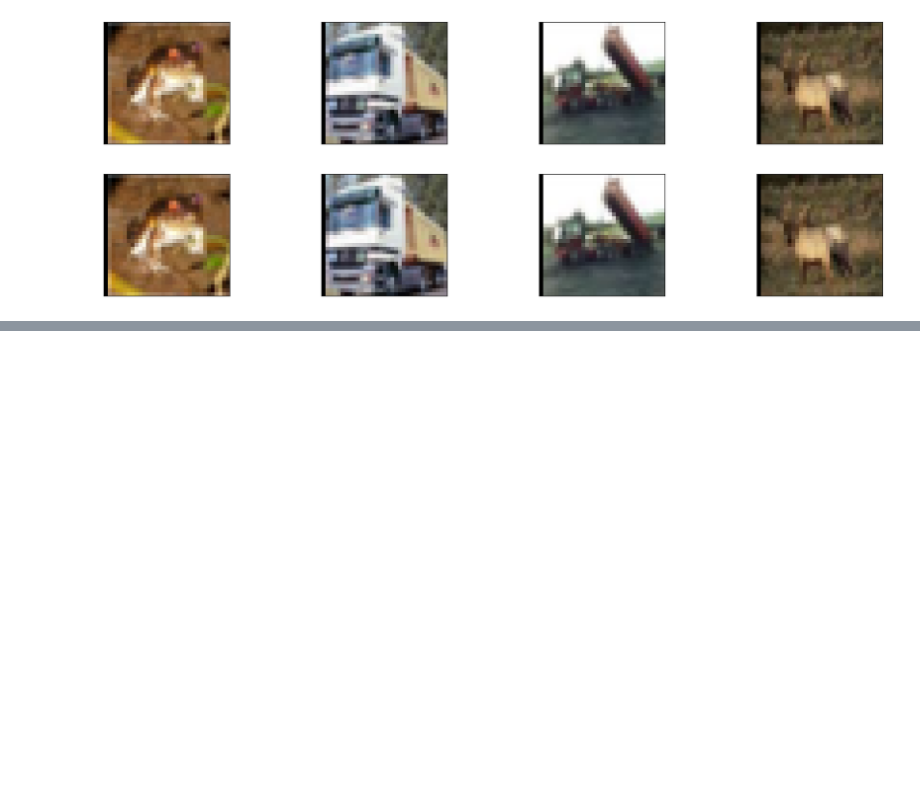
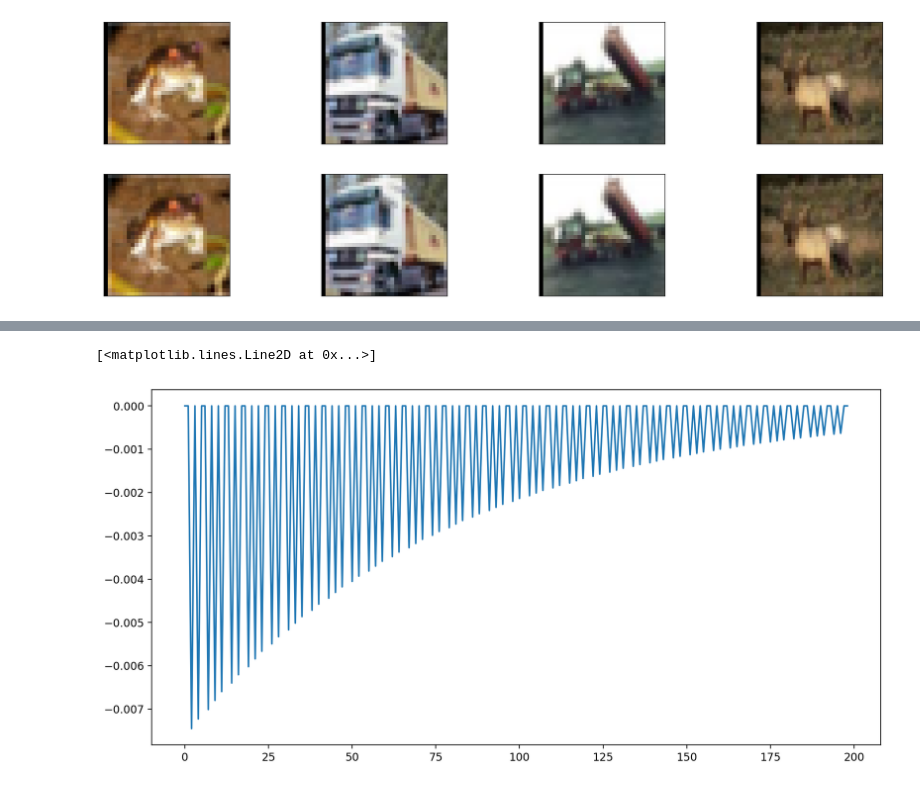
Before and after one commit to Stanvla/PytorchExamples, a Jupyter notebook: ComputerVision/EfficientNet_image_classification/ImageTransforms.ipynb, the cells around one changed output, grey strips where cells are left out. Drawn from its saved outputs; the diff is of its cells as text; code cells hidden in the pictures; blank space fills up the shorter version.

```diff
--- a/ComputerVision/EfficientNet_image_classification/ImageTransforms.ipynb
+++ b/ComputerVision/EfficientNet_image_classification/ImageTransforms.ipynb
@@ -72,0 +124,6 @@ for new_resolution in [32, 64, 128, 256, 512]:
+# %%
+diffs = [y-x for x, y in zip(xs[:-1], xs[1:])]
+plt.plot(range(len(diffs)), diffs)
+# %% [output]
+[<matplotlib.lines.Line2D at 0x...>]
+[figure, added]
```
Also changed, not shown: parts of 5 cells of this notebook, 1 other file.
